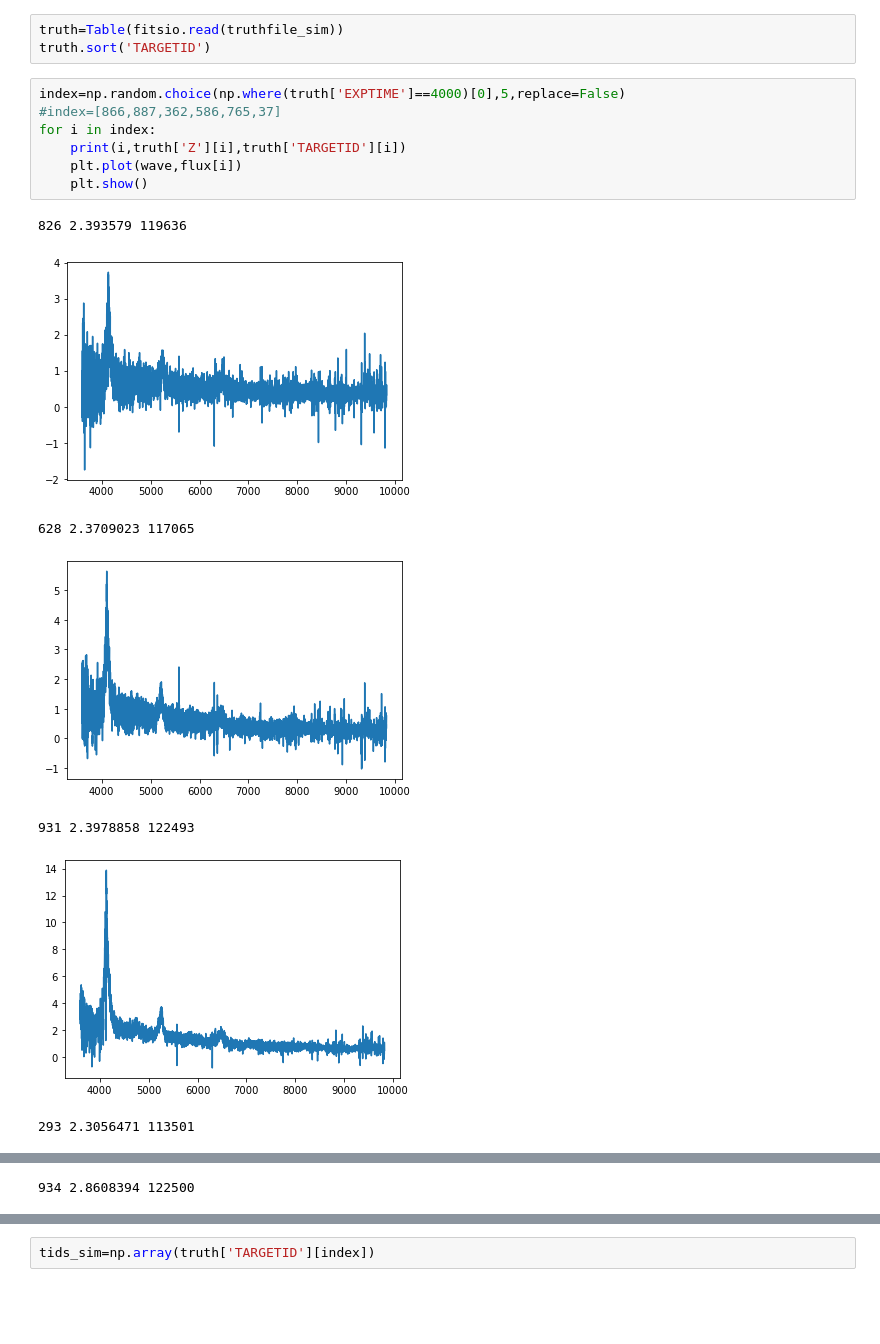
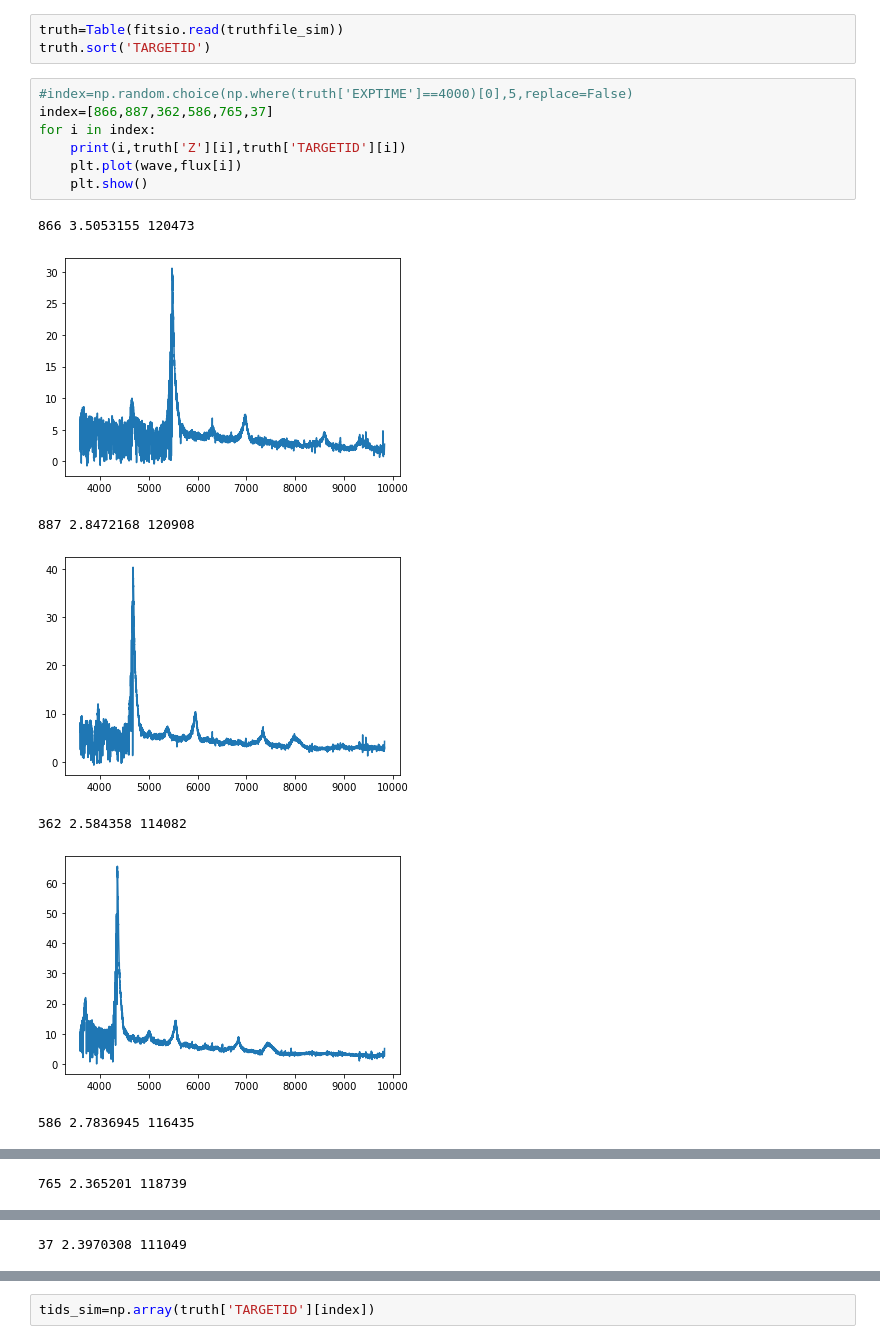
Before and after one commit to HiramHerrera/DESI-HighSchool, a Jupyter notebook: QSO_mesh.ipynb, the cells around one changed output, grey strips where cells are left out. Drawn from its saved outputs; the diff is of its cells as text; blank space fills up the shorter version.

```diff
--- a/QSO_mesh.ipynb
+++ b/QSO_mesh.ipynb
@@ -53,17 +53,17 @@ flux=fitsio.read(coaddfile_sim,ext=3)
 truth=Table(fitsio.read(truthfile_sim))
 truth.sort('TARGETID')
 # %%
-index=np.random.choice(np.where(truth['EXPTIME']==4000)[0],5,replace=False)
-#index=[866,887,362,586,765,37]
+#index=np.random.choice(np.where(truth['EXPTIME']==4000)[0],5,replace=False)
+index=[866,887,362,586,765,37]
 for i in index:
     print(i,truth['Z'][i],truth['TARGETID'][i])
     plt.plot(wave,flux[i])
     plt.show()
 # %% [output]
-826 2.393579 119636
+866 3.5053155 120473
-[figure, old version]
+[figure, new version]
-628 2.3709023 117065
+887 2.8472168 120908
-[figure, old version]
+[figure, new version]
-931 2.3978858 122493
+362 2.584358 114082
-[figure, old version]
+[figure, new version]
-293 2.3056471 113501
+586 2.7836945 116435
@@ -71 +71 @@ for i in index:
-934 2.8608394 122500
+765 2.365201 118739
@@ -72,0 +73 @@ for i in index:
+37 2.3970308 111049
```
Also changed, not shown: parts of 6 cells of this notebook, 2 other files.
